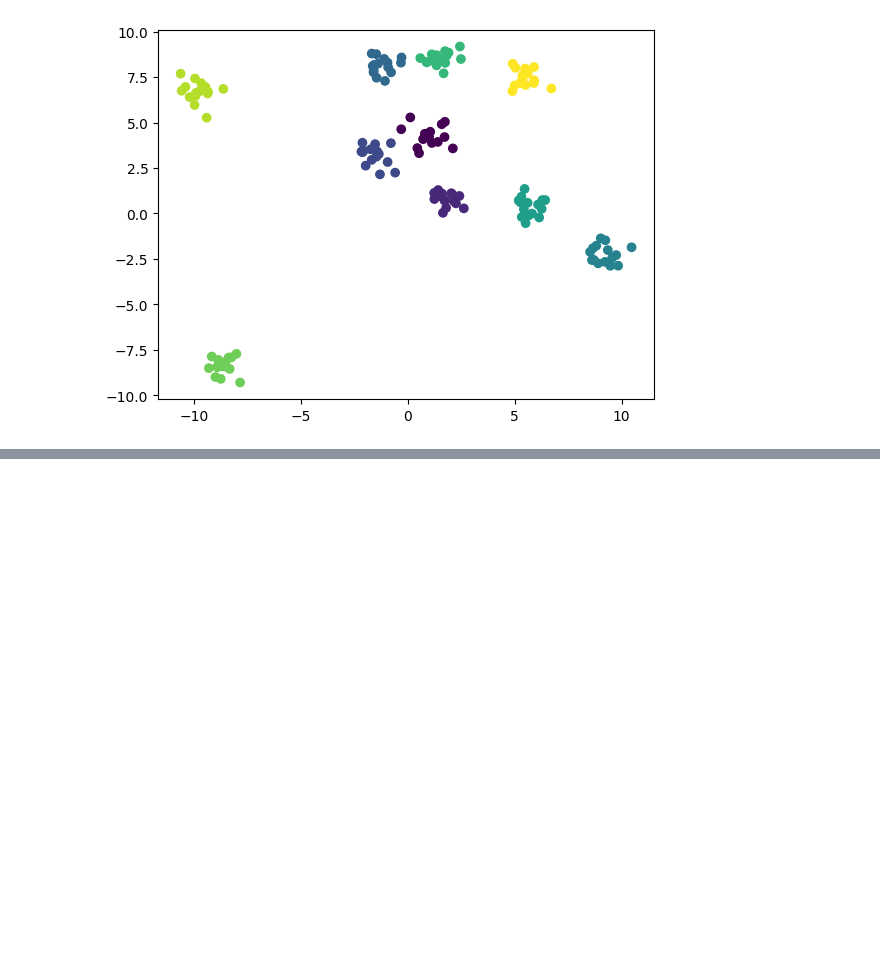
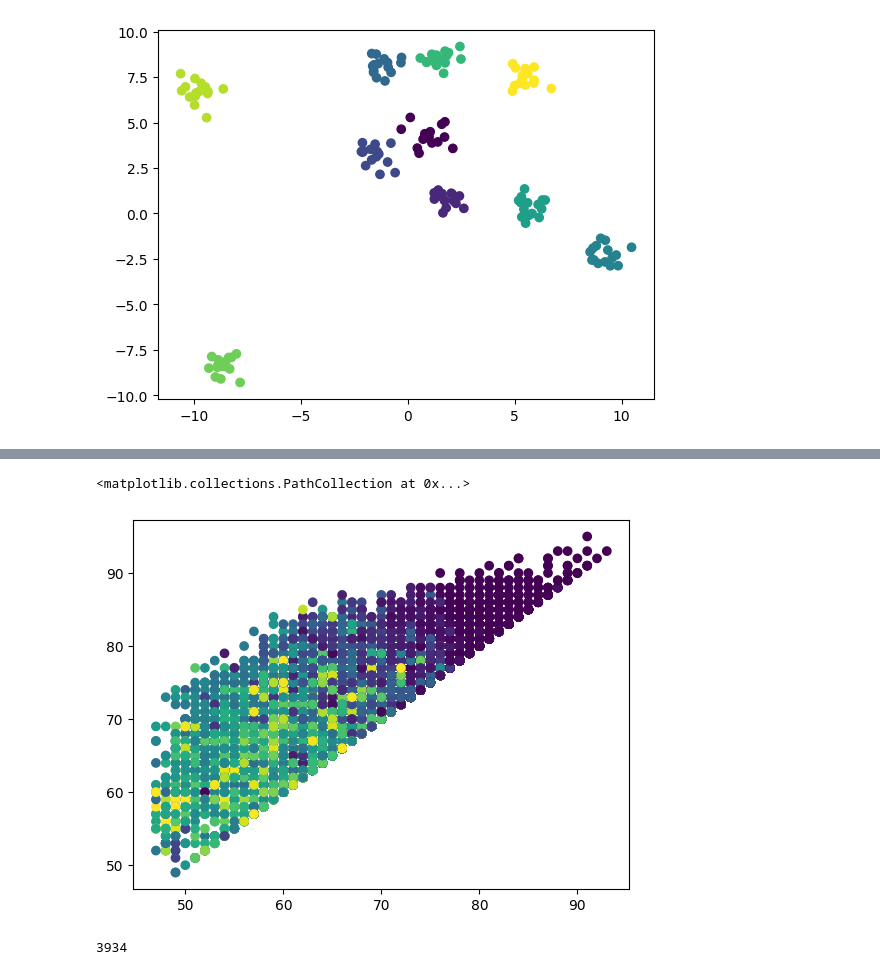
Before and after one commit to bblachut/PUM, a Jupyter notebook: lab4/lab4.ipynb, the cells around one changed output, grey strips where cells are left out. Saved outputs shown, nothing was run; the diff lists cells and outputs as text; code cells hidden in the pictures; blank space fills up the shorter version.

```diff
--- a/lab4/lab4.ipynb
+++ b/lab4/lab4.ipynb
@@ -88,0 +146,12 @@ plt.scatter(X[:, 0], X[:, 1], c=y3, cmap='viridis')
+# %%
+centers = recursive_clustering(df.to_numpy())
+km = KMeans(n_clusters=len(centers), n_init=10).fit(centers)
+y4 = km.predict(df.to_numpy())
+plt.scatter(df.to_numpy()[:, 0], df.to_numpy()[:, 1], c=y4, cmap='viridis')
+# %% [output]
+<matplotlib.collections.PathCollection at 0x...>
+[figure, added]
+# %%
+len(centers)
+# %% [output]
+3934
```
Also changed, not shown: parts of 9 cells of this notebook.
